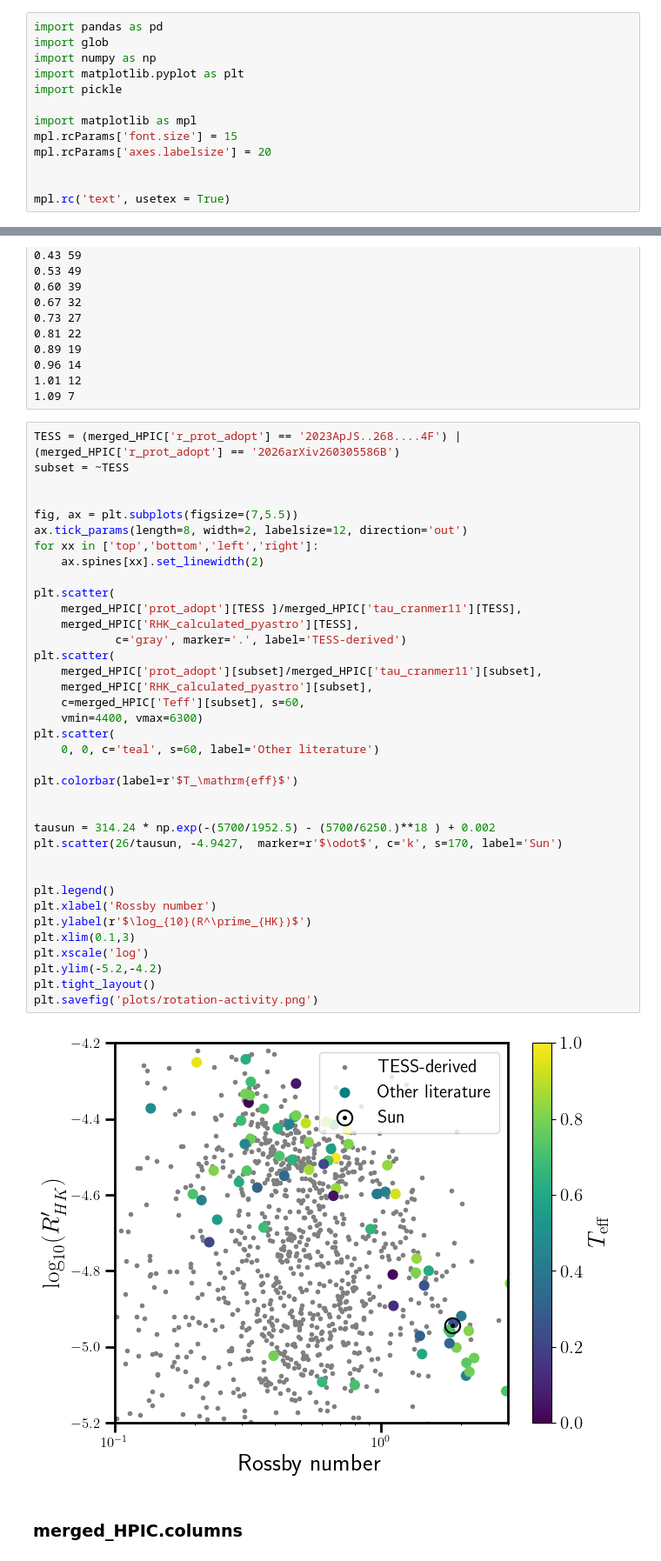
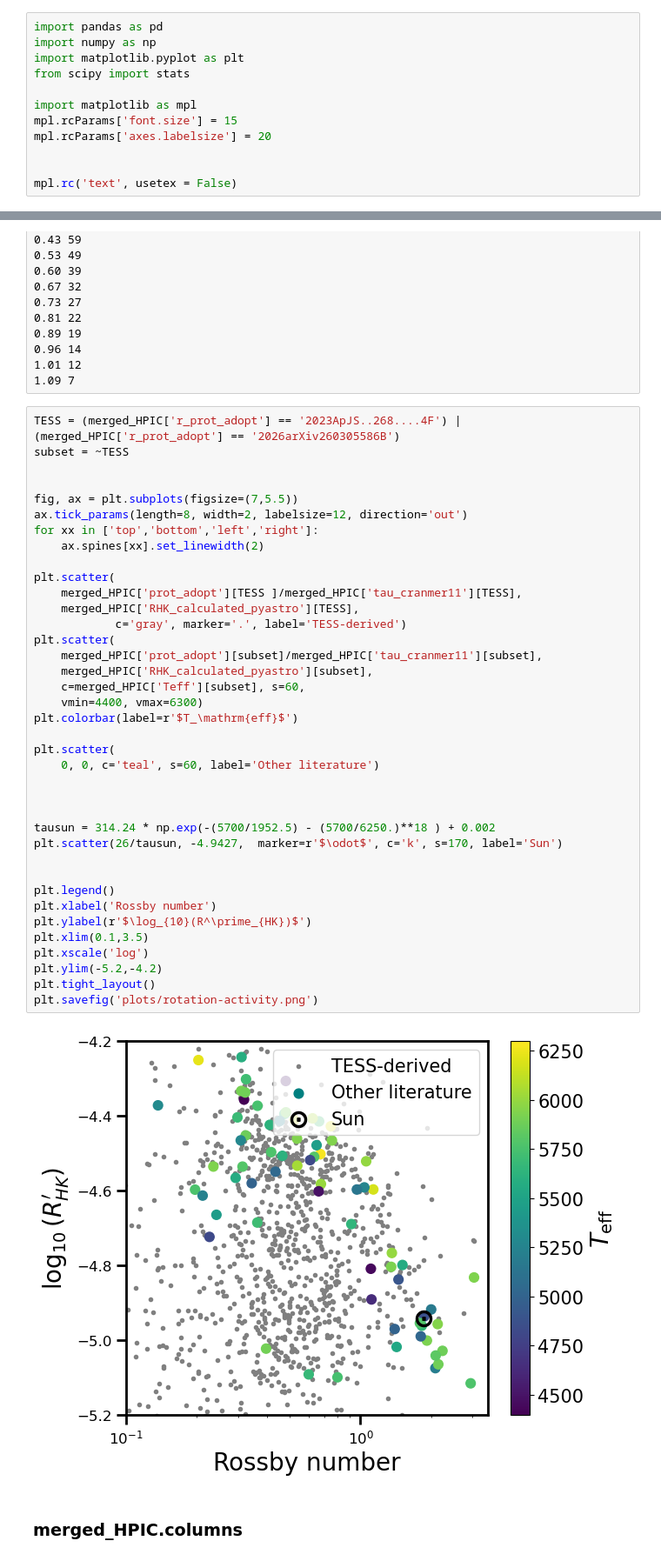
Before and after one commit to ernewton/TSS_ARC, a Jupyter notebook: TSS Activity and Rotation Catalog/Plots.ipynb, the cells around one changed output, grey strips where cells are left out. Shown at 87% size. Saved outputs shown, nothing was run; the diff lists cells and outputs as text.

Commit message:
Rotation-activity plots updated
Changes in response to referee suggestions.

```diff
--- a/TSS Activity and Rotation Catalog/Plots.ipynb
+++ b/TSS Activity and Rotation Catalog/Plots.ipynb
@@ -2,17 +2,16 @@
 # TSS Activity and Rotation Catalog Merge
 # %%
 import pandas as pd
-import glob
 import numpy as np
 import matplotlib.pyplot as plt
-import pickle
+from scipy import stats
 
 import matplotlib as mpl
 mpl.rcParams['font.size'] = 15
 mpl.rcParams['axes.labelsize'] = 20
 
 
-mpl.rc('text', usetex = True)
+mpl.rc('text', usetex = False)
 # %%
 merged_HPIC = pd.read_csv('TSS_ARC.csv')
 print(len(merged_HPIC))
@@ -78,36 +77,37 @@ fig, ax = plt.subplots(figsize=(7,5.5))
 ax.tick_params(length=8, width=2, labelsize=12, direction='out')
 for xx in ['top','bottom','left','right']:
     ax.spines[xx].set_linewidth(2)
 
 plt.scatter(
     merged_HPIC['prot_adopt'][TESS ]/merged_HPIC['tau_cranmer11'][TESS],
     merged_HPIC['RHK_calculated_pyastro'][TESS],
             c='gray', marker='.', label='TESS-derived')
 plt.scatter(
     merged_HPIC['prot_adopt'][subset]/merged_HPIC['tau_cranmer11'][subset],
     merged_HPIC['RHK_calculated_pyastro'][subset],
     c=merged_HPIC['Teff'][subset], s=60,
     vmin=4400, vmax=6300)
+plt.colorbar(label=r'$T_\mathrm{eff}$')
+
 plt.scatter(
     0, 0, c='teal', s=60, label='Other literature')
 
-plt.colorbar(label=r'$T_\mathrm{eff}$')
 
 
 tausun = 314.24 * np.exp(-(5700/1952.5) - (5700/6250.)**18 ) + 0.002
 plt.scatter(26/tausun, -4.9427,  marker=r'$\odot$', c='k', s=170, label='Sun')
 
 
 plt.legend()
 plt.xlabel('Rossby number')
 plt.ylabel(r'$\log_{10}(R^\prime_{HK})$')
-plt.xlim(0.1,3)
+plt.xlim(0.1,3.5)
 plt.xscale('log')
 plt.ylim(-5.2,-4.2)
 plt.tight_layout()
 plt.savefig('plots/rotation-activity.png')
 # %% [output]
-[figure, old version]
+[figure, new version]
 # %% [markdown]
 ### merged_HPIC.columns
 # %%
```
Also changed, not shown: parts of 1 cell of this notebook, 2 other files.
